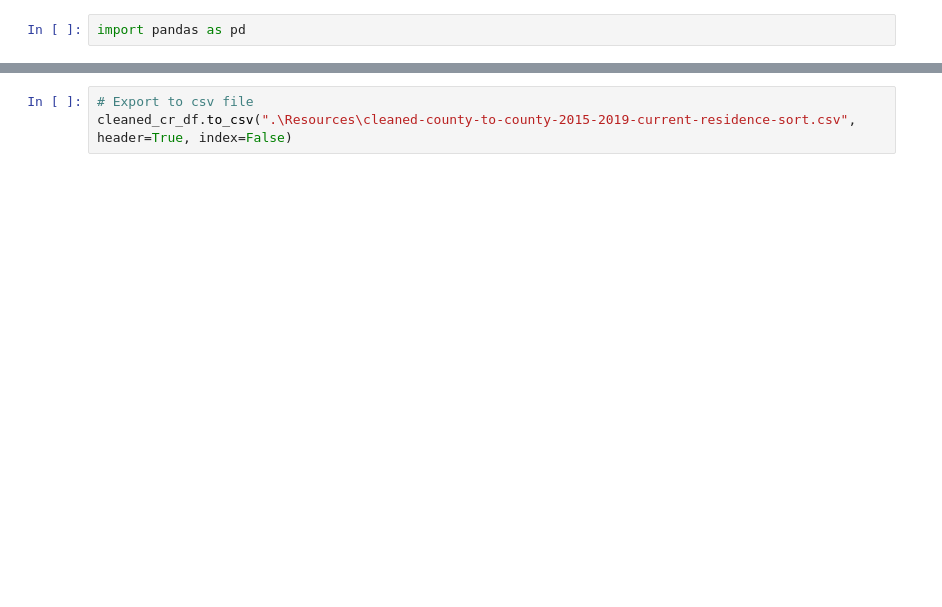
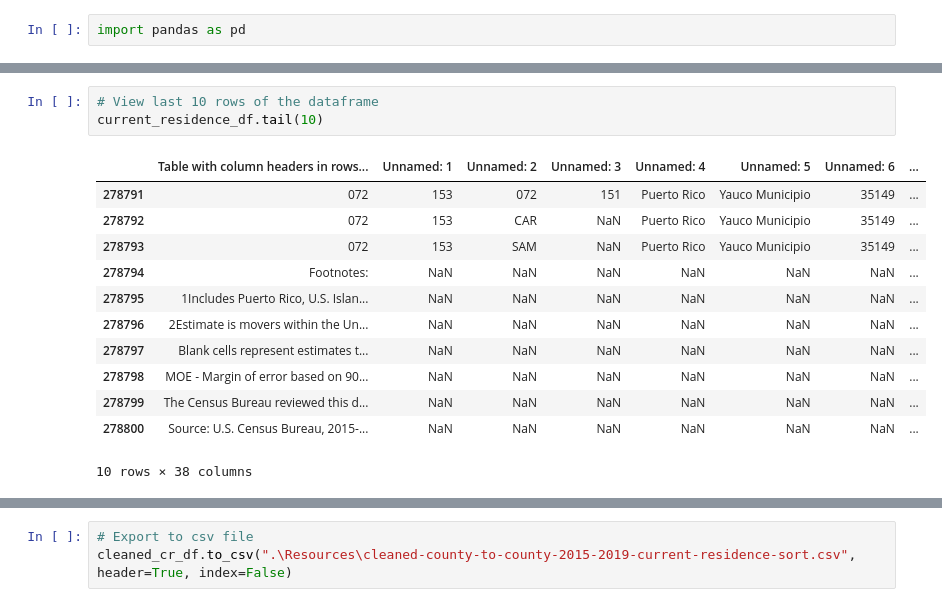
Before and after one commit to Bhargavi-ng/Migration_and_Housing, a Jupyter notebook: current_residence_county_CleanUp.ipynb, the cells around one changed output, grey strips where cells are left out. Saved outputs shown, nothing was run; the diff lists cells and outputs as text; blank space fills up the shorter version.

```diff
--- a/current_residence_county_CleanUp.ipynb
+++ b/current_residence_county_CleanUp.ipynb
@@ -20,3 +22,19 @@ current_residence_df.head()
+# %%
+# View last 10 rows of the dataframe
+current_residence_df.tail(10)
+# %% [output]
+|  | Table with column headers in rows... | Unnamed: 1 | Unnamed: 2 | Unnamed: 3 | Unnamed: 4 | Unnamed: 5 | Unnamed: 6 | ... |
+| 278791 | 072 | 153 | 072 | 151 | Puerto Rico | Yauco Municipio | 35149 | ... |
+| 278792 | 072 | 153 | CAR | NaN | Puerto Rico | Yauco Municipio | 35149 | ... |
+| 278793 | 072 | 153 | SAM | NaN | Puerto Rico | Yauco Municipio | 35149 | ... |
+| 278794 | Footnotes: | NaN | NaN | NaN | NaN | NaN | NaN | ... |
+| 278795 | 1Includes Puerto Rico, U.S. Islan... | NaN | NaN | NaN | NaN | NaN | NaN | ... |
+| 278796 | 2Estimate is movers within the Un... | NaN | NaN | NaN | NaN | NaN | NaN | ... |
+| 278797 | Blank cells represent estimates t... | NaN | NaN | NaN | NaN | NaN | NaN | ... |
+| 278798 | MOE - Margin of error based on 90... | NaN | NaN | NaN | NaN | NaN | NaN | ... |
+| 278799 | The Census Bureau reviewed this d... | NaN | NaN | NaN | NaN | NaN | NaN | ... |
+| 278800 | Source: U.S. Census Bureau, 2015-... | NaN | NaN | NaN | NaN | NaN | NaN | ... |
+10 rows × 38 columns
 # %%
 # View list of columns
 list(current_residence_df.columns.values)
```
Also changed, not shown: parts of 12 cells of this notebook, 1 other file.
